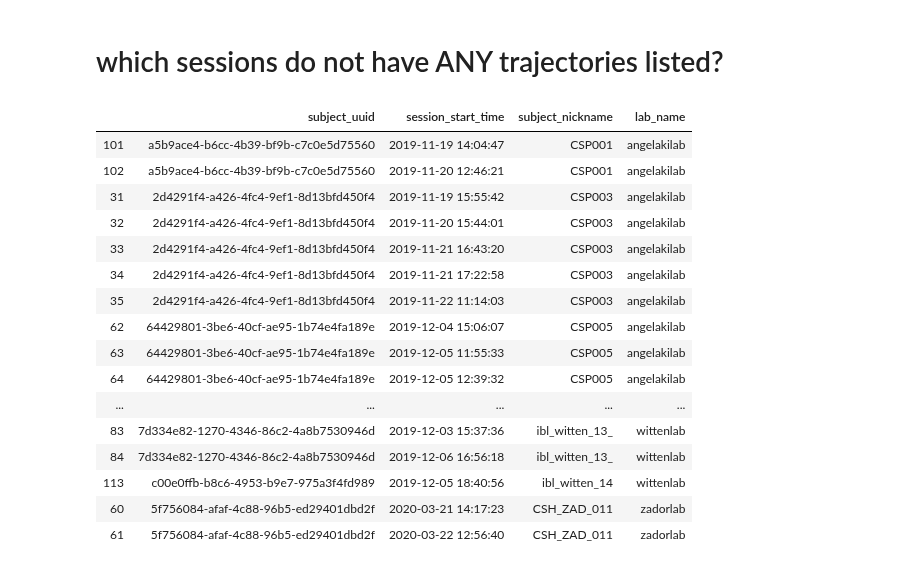
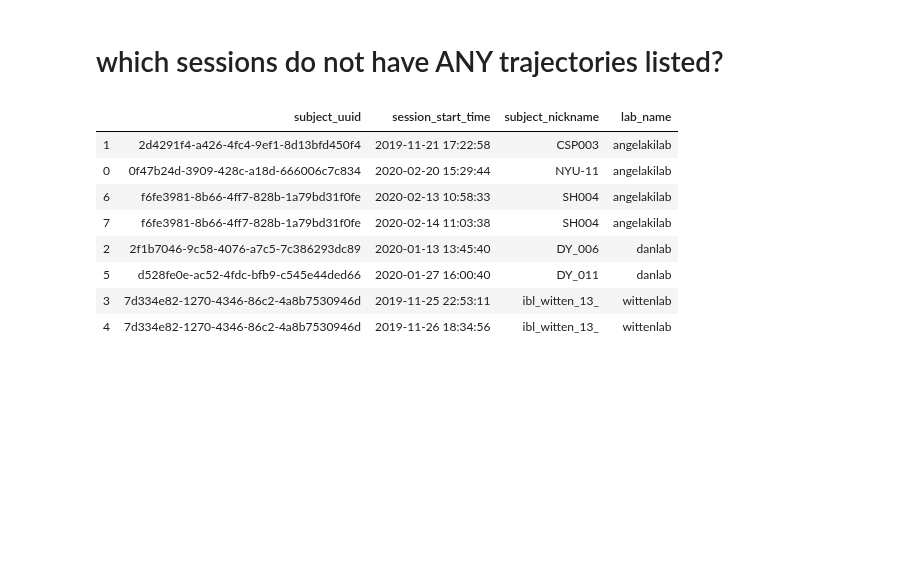
Before and after one commit to int-brain-lab/analysis, a Jupyter notebook: python/trajectory_listings.ipynb, the cells around one changed output. Drawn from its saved outputs; the diff is of its cells as text; code cells hidden in the pictures; blank space fills up the shorter version.

```diff
--- a/python/trajectory_listings.ipynb
+++ b/python/trajectory_listings.ipynb
@@ -80,24 +81,20 @@ traj_listed[traj_listed['Micro-manipulator'].isnull()]
 # %% [markdown]
 # which sessions do not have ANY trajectories listed?
 # %%
-sess = subject.Subject * subject.SubjectLab * (acquisition.Session & 'task_protocol LIKE "_iblrig_tasks_ephysChoice%"') - ephys.ProbeTrajectory
+sess = (subject.Subject * subject.SubjectLab \
+* (acquisition.Session & 'task_protocol LIKE "_iblrig_tasks_ephysChoice%"') \
+* (behavior.TrialSet& 'n_trials > 20') & ephys.DefaultCluster) \
+- ephys.ProbeTrajectory
+
 sess = (sess.proj('subject_nickname', 'lab_name')).fetch(format='frame').reset_index().sort_values(by=['lab_name', 'subject_nickname'])
 sess
 # %% [output]
 |  | subject_uuid | session_start_time | subject_nickname | lab_name |
-| 101 | a5b9ace4-b6cc-4b39-bf9b-c7c0e5d75560 | 2019-11-19 14:04:47 | CSP001 | angelakilab |
-| 102 | a5b9ace4-b6cc-4b39-bf9b-c7c0e5d75560 | 2019-11-20 12:46:21 | CSP001 | angelakilab |
-| 31 | 2d4291f4-a426-4fc4-9ef1-8d13bfd450f4 | 2019-11-19 15:55:42 | CSP003 | angelakilab |
-| 32 | 2d4291f4-a426-4fc4-9ef1-8d13bfd450f4 | 2019-11-20 15:44:01 | CSP003 | angelakilab |
-| 33 | 2d4291f4-a426-4fc4-9ef1-8d13bfd450f4 | 2019-11-21 16:43:20 | CSP003 | angelakilab |
-| 34 | 2d4291f4-a426-4fc4-9ef1-8d13bfd450f4 | 2019-11-21 17:22:58 | CSP003 | angelakilab |
-| 35 | 2d4291f4-a426-4fc4-9ef1-8d13bfd450f4 | 2019-11-22 11:14:03 | CSP003 | angelakilab |
-| 62 | 64429801-3be6-40cf-ae95-1b74e4fa189e | 2019-12-04 15:06:07 | CSP005 | angelakilab |
-| 63 | 64429801-3be6-40cf-ae95-1b74e4fa189e | 2019-12-05 11:55:33 | CSP005 | angelakilab |
-| 64 | 64429801-3be6-40cf-ae95-1b74e4fa189e | 2019-12-05 12:39:32 | CSP005 | angelakilab |
-| ... | ... | ... | ... | ... |
-| 83 | 7d334e82-1270-4346-86c2-4a8b7530946d | 2019-12-03 15:37:36 | ibl_witten_13_ | wittenlab |
-| 84 | 7d334e82-1270-4346-86c2-4a8b7530946d | 2019-12-06 16:56:18 | ibl_witten_13_ | wittenlab |
-| 113 | c00e0ffb-b8c6-4953-b9e7-975a3f4fd989 | 2019-12-05 18:40:56 | ibl_witten_14 | wittenlab |
-| 60 | 5f756084-afaf-4c88-96b5-ed29401dbd2f | 2020-03-21 14:17:23 | CSH_ZAD_011 | zadorlab |
-| 61 | 5f756084-afaf-4c88-96b5-ed29401dbd2f | 2020-03-22 12:56:40 | CSH_ZAD_011 | zadorlab |
+| 1 | 2d4291f4-a426-4fc4-9ef1-8d13bfd450f4 | 2019-11-21 17:22:58 | CSP003 | angelakilab |
+| 0 | 0f47b24d-3909-428c-a18d-666006c7c834 | 2020-02-20 15:29:44 | NYU-11 | angelakilab |
+| 6 | f6fe3981-8b66-4ff7-828b-1a79bd31f0fe | 2020-02-13 10:58:33 | SH004 | angelakilab |
+| 7 | f6fe3981-8b66-4ff7-828b-1a79bd31f0fe | 2020-02-14 11:03:38 | SH004 | angelakilab |
+| 2 | 2f1b7046-9c58-4076-a7c5-7c386293dc89 | 2020-01-13 13:45:40 | DY_006 | danlab |
+| 5 | d528fe0e-ac52-4fdc-bfb9-c545e44ded66 | 2020-01-27 16:00:40 | DY_011 | danlab |
+| 3 | 7d334e82-1270-4346-86c2-4a8b7530946d | 2019-11-25 22:53:11 | ibl_witten_13_ | wittenlab |
+| 4 | 7d334e82-1270-4346-86c2-4a8b7530946d | 2019-11-26 18:34:56 | ibl_witten_13_ | wittenlab |
```
Also changed, not shown: parts of 4 cells of this notebook.
